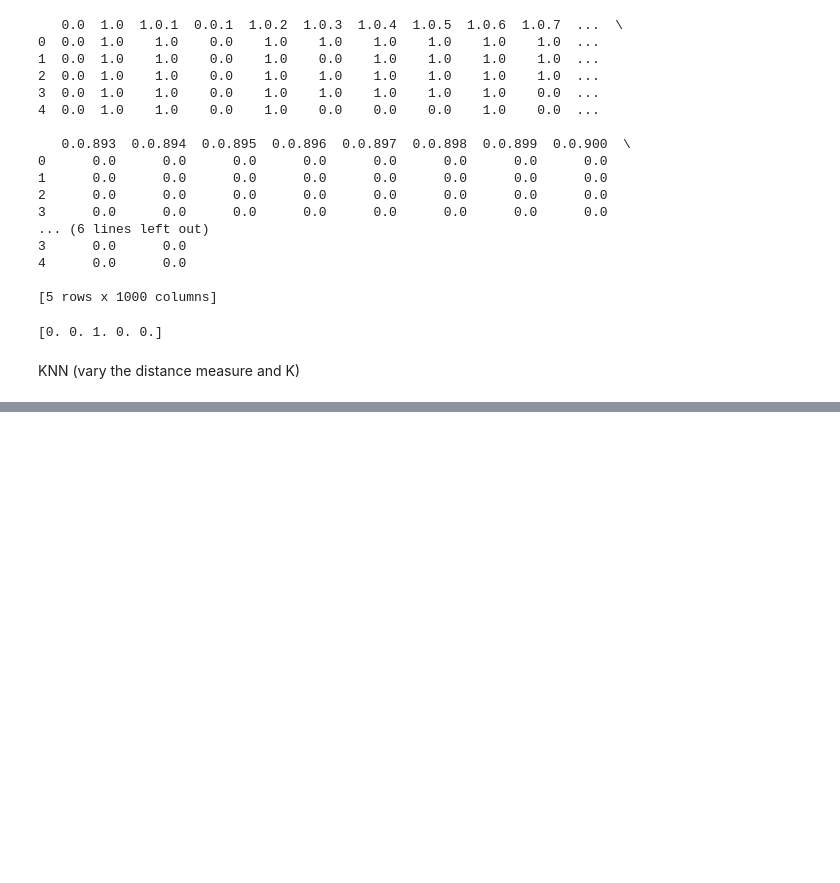
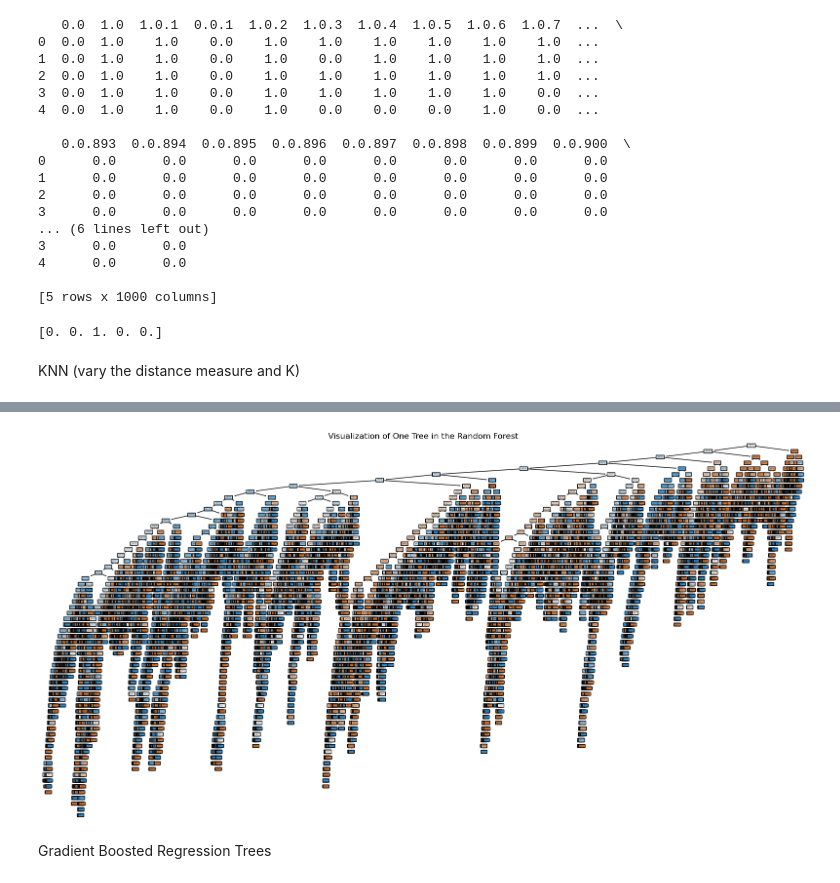
Before and after one commit to mencinas93/IMBM_Machine_Learning, a Jupyter notebook: Homework_3_Code.ipynb, the cells around one changed output, grey strips where cells are left out. Saved outputs shown, nothing was run; the diff lists cells and outputs as text; code cells hidden in the pictures; blank space fills up the shorter version.

```diff
--- a/Homework_3_Code.ipynb
+++ b/Homework_3_Code.ipynb
@@ -679,0 +759,17 @@ Gradient Boosted Regression Trees
+# %%
+from sklearn.tree import plot_tree
+
+
+rf = RandomForestClassifier(n_estimators=2, random_state=42)
+rf.fit(X_train, y_train)
+
+
+single_tree = rf.estimators_[0]
+plt.figure(figsize=(20, 10))
+plot_tree(single_tree, filled=True, feature_names=X_train.columns, class_names=['Negative', 'Positive'], rounded=True)
+plt.title('Visualization of One Tree in the Random Forest')
+plt.show()
+# %% [output]
+[figure, added]
+# %% [markdown]
+Gradient Boosted Regression Trees
```
Also changed, not shown: parts of 28 cells of this notebook.
